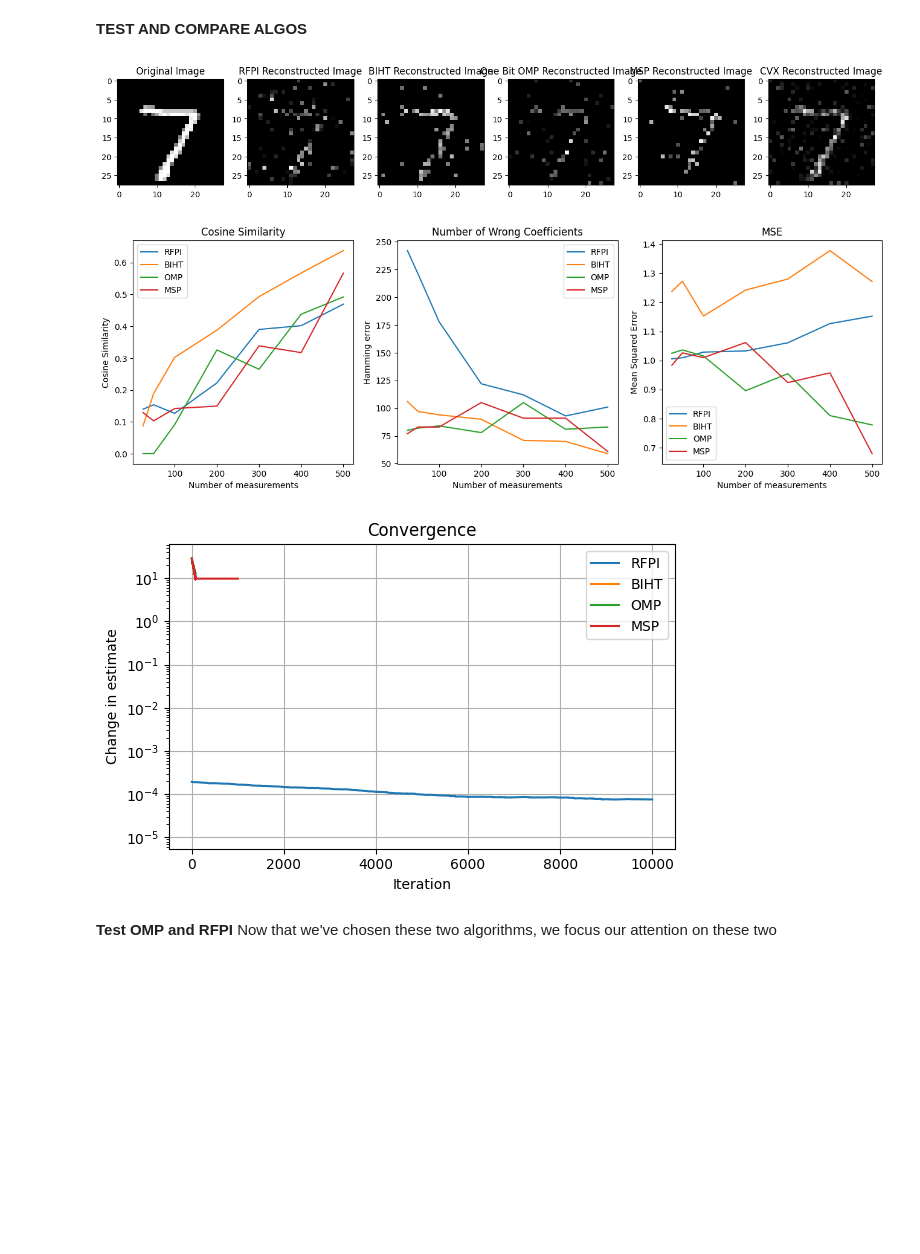
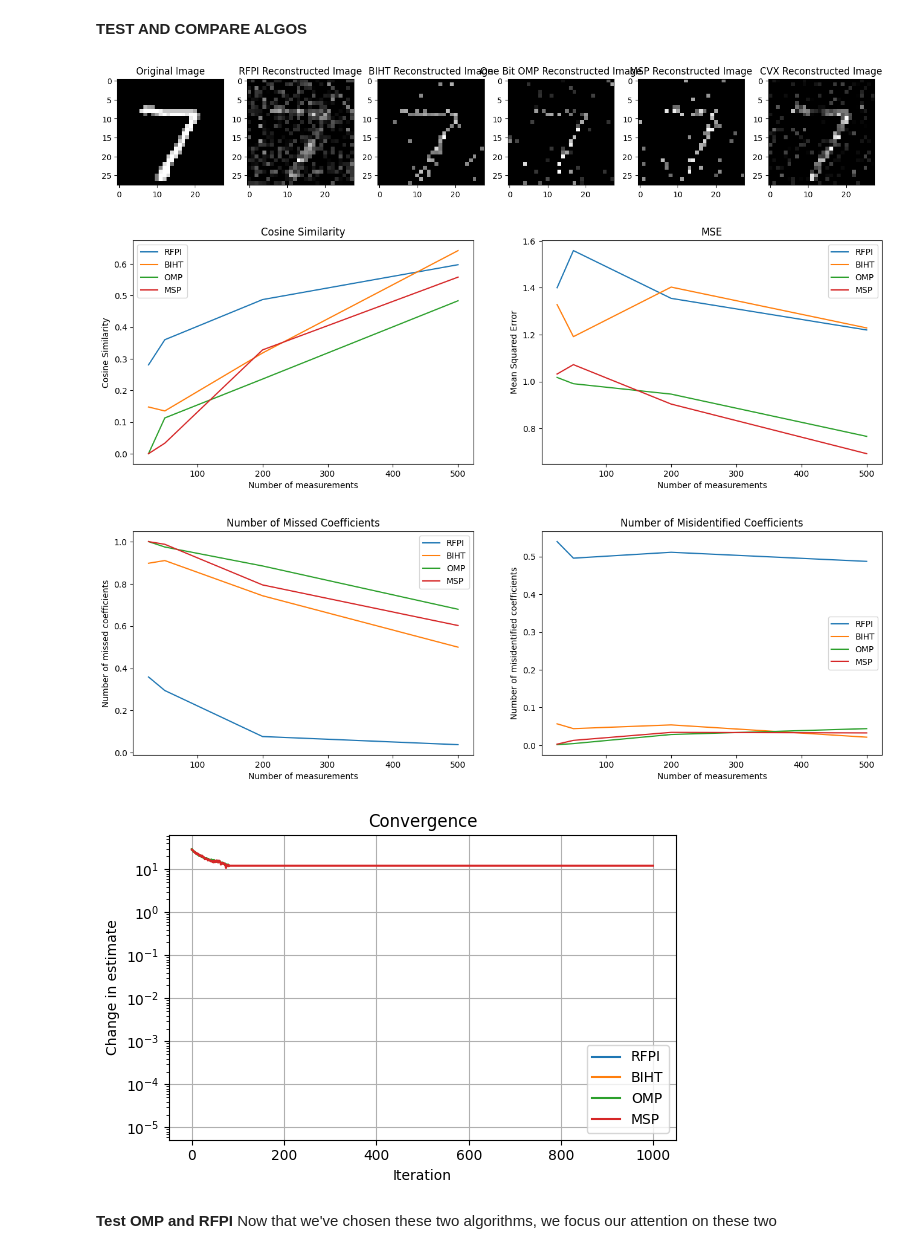
Before and after one commit to josephine-king/EE4740_ImageCompression, a Jupyter notebook: image_compression.ipynb, the cells around one changed output. Drawn from its saved outputs; the diff is of its cells as text; code cells hidden in the pictures; blank space fills up the shorter version.

```diff
--- a/image_compression.ipynb
+++ b/image_compression.ipynb
@@ -84,7 +84,7 @@ def plot_meas_matrix(meas_matrix):
 data = import_mnist_data(1)
 print(data.shape)
 
-sparse_data = sparsify_data(data, 100) #anything below 100 is = zero
+sparse_data = sparsify_data(data, 200) #anything below 100 is = zero
 print(sparse_data.shape)
 
 plot_est_images(data, sparse_data)
@@ -319,12 +321,14 @@ def convex_l1_sign(meas_matrix, measurement, max_iters=1000):
 def test_algo(algo, num_images, sparse_data, measurement_dims, step_size, lamda, sparsity, known_sparsity, threshold, max_iter):
 
     mses = []
-    wrong_coeffs = []
+    missed_coeffs = []
+    misided_coeffs = []
     cosine_sims = []
 
     for m in measurement_dims:
         mse_dim = []
-        wrong_coeff_dim = []
+        missed_coeff_dim = []
+        misided_coeff_dim = []
         cosine_sim_dim = []
         for idx in range(0,num_images):
             curr_data = sparse_data[idx,:]
@@ -348,78 +352,94 @@ def test_algo(algo, num_images, sparse_data, measurement_dims, step_size, lamda,
             # Renormalize
             estimate = estimate * 255/(np.max(estimate))
 
-            wrong_coeff = calculate_wrong_coefficients(curr_data, estimate)
-            wrong_coeff_dim.append(wrong_coeff)
+            missed_coeff = calculate_missed_coefficients(curr_data, estimate)
+            missed_coeff_dim.append(missed_coeff)
+            misided_coeff = calculate_misidentified_coefficients(curr_data, estimate)
+            misided_coeff_dim.append(misided_coeff)
+            missed_coeff_dim.append(missed_coeff)
             mse = calculate_normalized_mse(curr_data, estimate)
             mse_dim.append(mse)
             cosine_sim = calculate_cosine_similarity(curr_data, estimate)
             cosine_sim_dim.append(cosine_sim)
 
         mses.append(np.mean(mse_dim))
-        wrong_coeffs.append(np.mean(wrong_coeff_dim))
+        missed_coeffs.append(np.mean(missed_coeff_dim))
+        misided_coeffs.append(np.mean(misided_coeff_dim))
         cosine_sims.append(np.mean(cosine_sim_dim))
 
-    return cosine_sims, mses, wrong_coeffs, curr_data, estimate, convergence
+    return cosine_sims, mses, missed_coeffs, misided_coeffs, curr_data, estimate, convergence
 # %% [markdown]
 **TEST AND COMPARE ALGOS**
 # %%
-meas_matrix_dims = [25,50,100,200,300,400,500]
+meas_matrix_dims = [25, 50, 200, 500]
 num_img = 1
 data = import_mnist_data(num_img)
 sparse_data = sparsify_data(data, 100)
 
-cosine_sim_omp, mses_omp, wrong_coeffs_omp, curr_data, estimate_omp, convergence_omp = test_algo("one_bit_omp", num_img, sparse_data, meas_matrix_dims, 1e-5, 0.1, 80, True, 1e-3, 1000)
-cosine_sim_rfpi, mses_rfpi, wrong_coeffs_rfpi, curr_data, estimate_rfpi, convergence_rfpi = test_algo("rfpi", num_img, sparse_data, meas_matrix_dims, 1e-4, 10, 0, False, 1e-5, 10000)
-cosine_sim_biht, mses_biht, wrong_coeffs_biht, curr_data, estimate_biht, convergence_biht = test_algo("biht", num_img, sparse_data, meas_matrix_dims, 1e-5, 0.1, 80, True, 1e-3, 1000)
-cosine_sim_msp, mses_msp, wrong_coeffs_msp, curr_data, estimate_msp, convergence_msp = test_algo("msp", num_img, sparse_data, meas_matrix_dims, 1e-5, 0.1, 80, True, 1e-3, 1000)
-cosine_sim_cvx, mses_cvx, wrong_coeffs_cvx, curr_data, estimate_cvx, convergence_cvx = test_algo("inbuilt_solver", num_img, sparse_data, meas_matrix_dims, 1e-5, 0.1, 80, True, 1e-3, 1000)
+cosine_sim_omp, mses_omp, missed_coeffs_omp, misided_coeffs_omp, curr_data, estimate_omp, convergence_omp = test_algo("one_bit_omp", num_img, sparse_data, meas_matrix_dims, 1e-5, 0.1, 80, True, 1e-3, 1000)
+cosine_sim_rfpi, mses_rfpi, missed_coeffs_rfpi, misided_coeffs_rfpi, curr_data, estimate_rfpi, convergence_rfpi = test_algo("rfpi", num_img, sparse_data, meas_matrix_dims, 1e-4, 10, 0, False, 1e-5, 10000)
+cosine_sim_biht, mses_biht, missed_coeffs_biht, misided_coeffs_biht, curr_data, estimate_biht, convergence_biht = test_algo("biht", num_img, sparse_data, meas_matrix_dims, 1e-5, 0.1, 80, True, 1e-3, 1000)
+cosine_sim_msp, mses_msp, missed_coeffs_msp, misided_coeffs_msp, curr_data, estimate_msp, convergence_msp = test_algo("msp", num_img, sparse_data, meas_matrix_dims, 1e-5, 0.1, 80, True, 1e-3, 1000)
+cosine_sim_cvx, mses_cvx, missed_coeffs_cvx, misided_coeffs_cvx, curr_data, estimate_cvx, convergence_cvx = test_algo("inbuilt_solver", num_img, sparse_data, meas_matrix_dims, 1e-5, 0.1, 80, True, 1e-3, 1000)
 
 plot_algos([curr_data, estimate_rfpi, estimate_biht, estimate_omp, estimate_msp, estimate_cvx], ["Original Image", "RFPI Reconstructed Image", "BIHT Reconstructed Image", "One Bit OMP Reconstructed Image", "MSP Reconstructed Image", "CVX Reconstructed Image"])
 
-fig, axs = plt.subplots(1, 3)
+fig, axs = plt.subplots(1, 2)
 fig.set_figwidth(16)
 axs[0].plot(meas_matrix_dims, cosine_sim_rfpi)
 axs[0].plot(meas_matrix_dims, cosine_sim_biht)
 axs[0].plot(meas_matrix_dims,cosine_sim_omp)
 axs[0].plot(meas_matrix_dims,cosine_sim_msp)
 axs[0].set_title("Cosine Similarity")
 axs[0].set_xlabel("Number of measurements")
 axs[0].set_ylabel("Cosine Similarity")
 axs[0].legend(["RFPI", "BIHT","OMP","MSP"])
-axs[1].plot(meas_matrix_dims, wrong_coeffs_rfpi)
-axs[1].plot(meas_matrix_dims, wrong_coeffs_biht)
-axs[1].plot(meas_matrix_dims,wrong_coeffs_omp)
-axs[1].plot(meas_matrix_dims,wrong_coeffs_msp)
-axs[1].set_title("Number of Wrong Coefficients")
+axs[1].plot(meas_matrix_dims, mses_rfpi)
+axs[1].plot(meas_matrix_dims, mses_biht)
+axs[1].plot(meas_matrix_dims,mses_omp)
+axs[1].plot(meas_matrix_dims,mses_msp)
+axs[1].set_title("MSE")
 axs[1].set_xlabel("Number of measurements")
-axs[1].set_ylabel("Hamming error")
+axs[1].set_ylabel("Mean Squared Error")
 axs[1].legend(["RFPI", "BIHT","OMP","MSP"])
-axs[2].plot(meas_matrix_dims, mses_rfpi)
-axs[2].plot(meas_matrix_dims, mses_biht)
-axs[2].plot(meas_matrix_dims,mses_omp)
-axs[2].plot(meas_matrix_dims,mses_msp)
-axs[2].set_title("MSE")
-axs[2].set_xlabel("Number of measurements")
-axs[2].set_ylabel("Mean Squared Error")
-axs[2].legend(["RFPI", "BIHT","OMP","MSP"])
+
+fig, axs = plt.subplots(1, 2)
+fig.set_figwidth(16)
+axs[0].plot(meas_matrix_dims, missed_coeffs_rfpi)
+axs[0].plot(meas_matrix_dims, missed_coeffs_biht)
+axs[0].plot(meas_matrix_dims, missed_coeffs_omp)
+axs[0].plot(meas_matrix_dims, missed_coeffs_msp)
+axs[0].set_title("Fraction of Missed Coefficients")
+axs[0].set_xlabel("Fraction of measurements")
+axs[0].set_ylabel("Fraction of missed coefficients")
+axs[0].legend(["RFPI", "BIHT","OMP","MSP"])
+axs[1].plot(meas_matrix_dims, misided_coeffs_rfpi)
+axs[1].plot(meas_matrix_dims, misided_coeffs_biht)
+axs[1].plot(meas_matrix_dims, misided_coeffs_omp)
+axs[1].plot(meas_matrix_dims, misided_coeffs_msp)
+axs[1].set_title("Fraction of Misidentified Coefficients")
+axs[1].set_xlabel("Fraction of measurements")
+axs[1].set_ylabel("Fraction of misidentified coefficients")
+axs[1].legend(["RFPI", "BIHT","OMP","MSP"])
 plt.show()
 
 plt.figure(figsize=(6, 4))
 plt.semilogy(convergence_rfpi)
 plt.semilogy(convergence_biht)
 plt.semilogy(convergence_omp)
 plt.semilogy(convergence_msp)
 plt.xlabel("Iteration")
 plt.ylabel("Change in estimate")
 plt.title("Convergence")
 plt.legend(["RFPI", "BIHT","OMP", "MSP"])
 plt.grid(True)
 plt.tight_layout()
 plt.show()
 # %% [output]
-[figure, old version]
+[figure, new version]
-[figure, old version]
+[figure, new version]
-[figure, old version]
+[figure, new version]
+[figure, added]
 # %% [markdown]
 **Test OMP and RFPI** Now that we've chosen these two algorithms, we focus our attention on these two
 # %%
```
Also changed, not shown: parts of 3 cells of this notebook.
